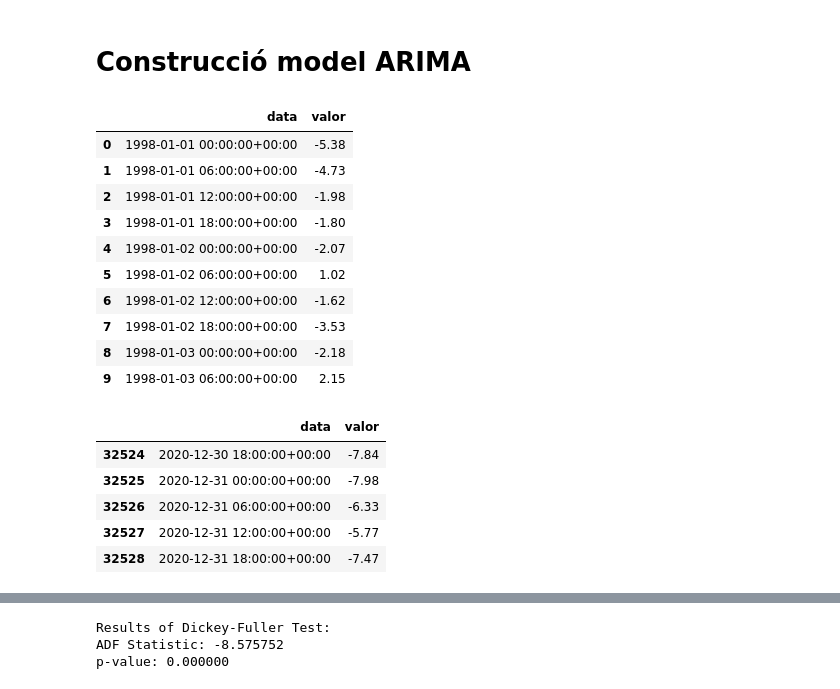
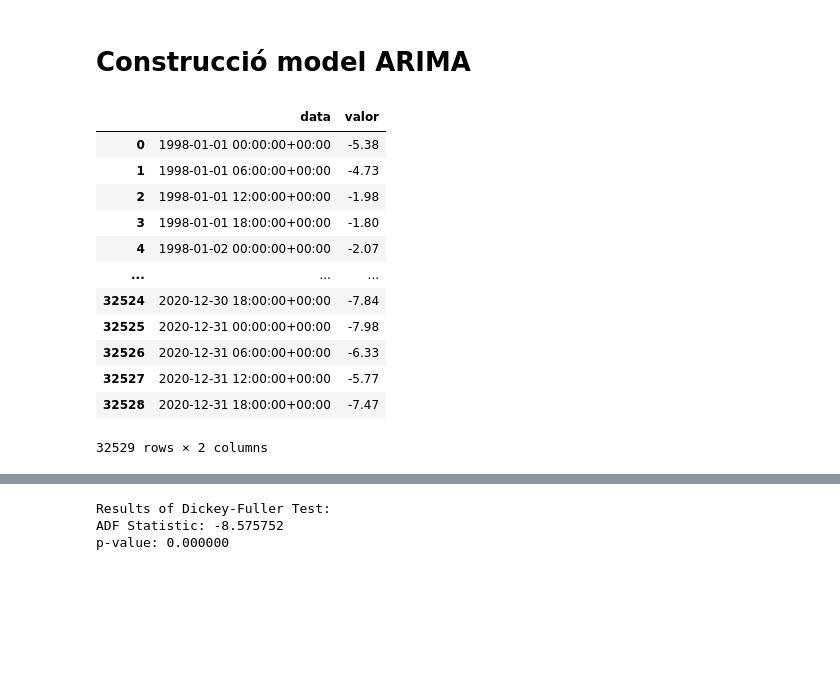
Before and after one commit to Paurro/TFM_SCM_Temperature_Forecasting_ML, a Jupyter notebook: models_prediccio/forecast_primers_casos/arima_model.ipynb, the cells around one changed output, grey strips where cells are left out. Saved outputs shown, nothing was run; the diff lists cells and outputs as text; code cells hidden in the pictures; blank space fills up the shorter version.

```diff
--- a/models_prediccio/forecast_primers_casos/arima_model.ipynb
+++ b/models_prediccio/forecast_primers_casos/arima_model.ipynb
@@ -142,47 +135,37 @@ fig.update_layout(
 fig.show()
 # %% [markdown]
 # Construcció model ARIMA
-# %%
-# Construccio model ARIMA
-
-data = df_agrupades.copy()
-# data.set_index('data', inplace=True)
-# Covnertim a datatime els index si no ho estan
-# data.index = pd.to_datetime(data.index)
-data.head(10)
-# %% [output]
-|  | data | valor |
-| 0 | 1998-01-01 00:00:00+00:00 | -5.38 |
-| 1 | 1998-01-01 06:00:00+00:00 | -4.73 |
-| 2 | 1998-01-01 12:00:00+00:00 | -1.98 |
-| 3 | 1998-01-01 18:00:00+00:00 | -1.80 |
-| 4 | 1998-01-02 00:00:00+00:00 | -2.07 |
-| 5 | 1998-01-02 06:00:00+00:00 | 1.02 |
-| 6 | 1998-01-02 12:00:00+00:00 | -1.62 |
-| 7 | 1998-01-02 18:00:00+00:00 | -3.53 |
-| 8 | 1998-01-03 00:00:00+00:00 | -2.18 |
-| 9 | 1998-01-03 06:00:00+00:00 | 2.15 |
 # %%
+# Dades pel model ARIMA
+
+data = df_agrupades.copy()
+
 # Assignem per entrenar el model les dades fins el 2020, fem servir separador anual
 # Fins el 2020 (inclòs) entrenarem el model, del 2021 fins final, que es 2024 (inclòs) farem el test
 
 # Assignem data límit pel dataframe de train i pel de test. Ho fem en el format datetime
-data_tall1 = pd.to_datetime('2020-12-31 23:59:59+00:00')
-data_tall2 = pd.to_datetime('2021-01-01 00:00:00+00:00')
+data_tall = pd.to_datetime('2020-12-31 23:59:59+00:00')
 
 
 # Assignem el conjunt de train
-data_train = data[data['data'] <= data_tall1]
+data_train = data[data['data'] <= data_tall]
 # data_train.index = pd.to_datetime(data_train.index)
 
 # Assignem el conjunt de test
-data_test = data[data['data'] >= data_tall2]
+data_test = data[data['data'] > data_tall]
 # %%
-data_train.tail(5)
+data_train
 # %% [output]
 |  | data | valor |
+| 0 | 1998-01-01 00:00:00+00:00 | -5.38 |
+| 1 | 1998-01-01 06:00:00+00:00 | -4.73 |
+| 2 | 1998-01-01 12:00:00+00:00 | -1.98 |
+| 3 | 1998-01-01 18:00:00+00:00 | -1.80 |
+| 4 | 1998-01-02 00:00:00+00:00 | -2.07 |
+| ... | ... | ... |
 | 32524 | 2020-12-30 18:00:00+00:00 | -7.84 |
 | 32525 | 2020-12-31 00:00:00+00:00 | -7.98 |
 | 32526 | 2020-12-31 06:00:00+00:00 | -6.33 |
 | 32527 | 2020-12-31 12:00:00+00:00 | -5.77 |
 | 32528 | 2020-12-31 18:00:00+00:00 | -7.47 |
+32529 rows × 2 columns
```
Also changed, not shown: parts of 11 cells of this notebook, 2 other files.
